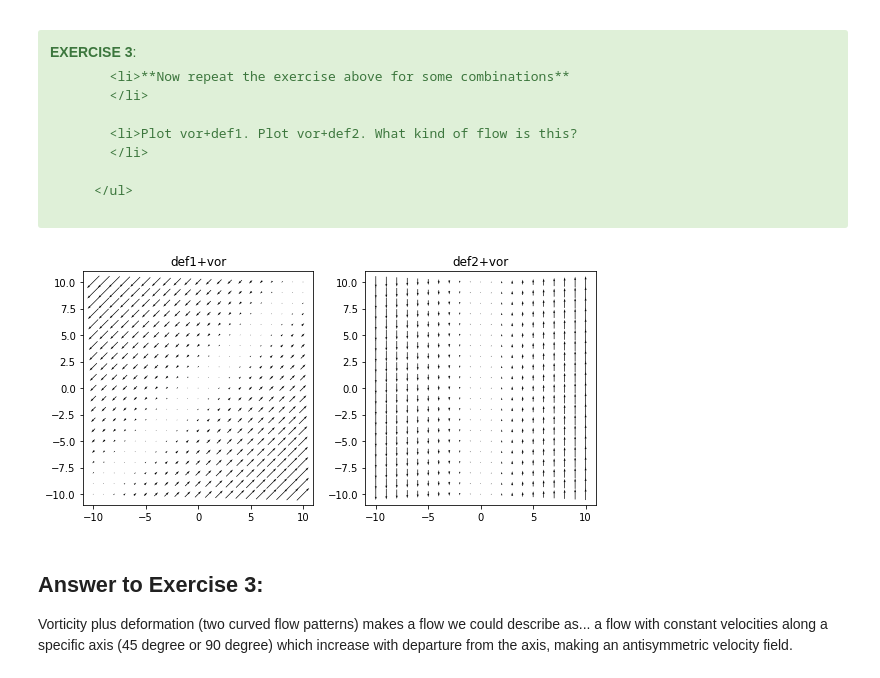
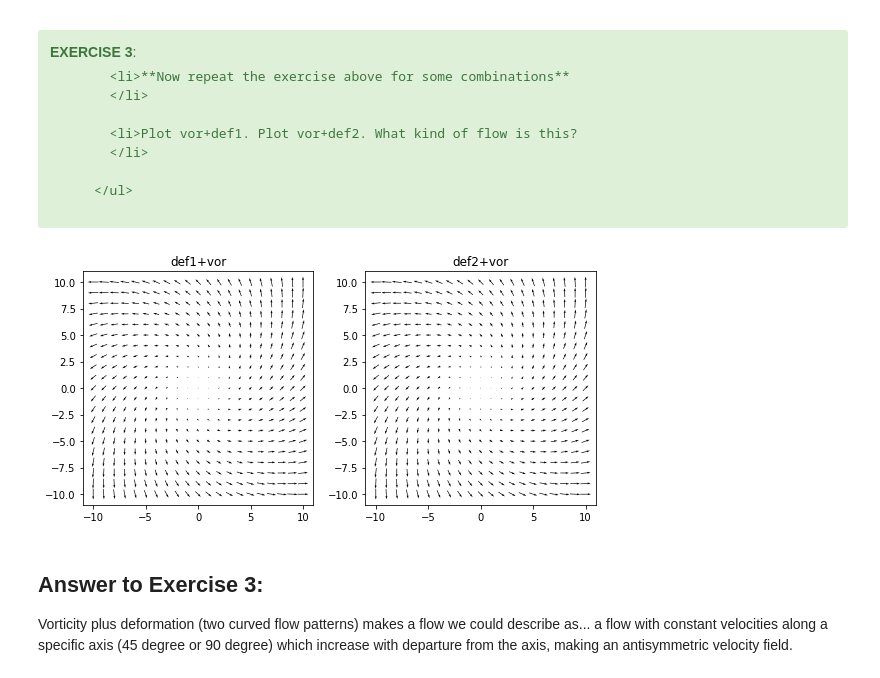
Before and after one commit to weiming9115/ATM651_IntroAtmDynamics, a Jupyter notebook: Unit1-Terminology_and_Tools/HW/Kinematics_pure-python_revised.ipynb, the cells around one changed output. Saved outputs shown, nothing was run; the diff lists cells and outputs as text; code cells hidden in the pictures.

```diff
--- a/Unit1-Terminology_and_Tools/HW/Kinematics_pure-python_revised.ipynb
+++ b/Unit1-Terminology_and_Tools/HW/Kinematics_pure-python_revised.ipynb
@@ -150,25 +150,25 @@ plt.show()
 # %%
 # Define the display field udisp,vdisp and give it a label.
 # Edit-> Copy and paste this cell, then adjust the top 2 lines for the other cases
 
-udisp_a,vdisp_a = udef1 + uvor, vdef1 + vvor
-udisp_b,vdisp_b = udef2 + uvor, vdef2 + vvor
+udisp_a,vdisp_a = udiv + uvor, vdiv + vvor
+udisp_b,vdisp_b = udiv + uvor, vdiv + vvor
 
 # Display the vector field as arrows, CENTERED ON the point they apply to
 fig = plt.subplots(figsize=(8,4))
 
 ax1 = plt.subplot(1,2,1)
 ax1.quiver(x, y, udisp_a, vdisp_a, pivot='mid')
 plt.title('def1+vor')
 
 ax2 = plt.subplot(1,2,2)
 ax2.quiver(x, y, udisp_b, vdisp_b, pivot='mid')
 plt.title('def2+vor')
 
 plt.tight_layout()
 plt.show()
 # %% [output]
-[figure, old version]
+[figure, new version]
 # %% [markdown]
 ## Answer to Exercise 3:
 
```
